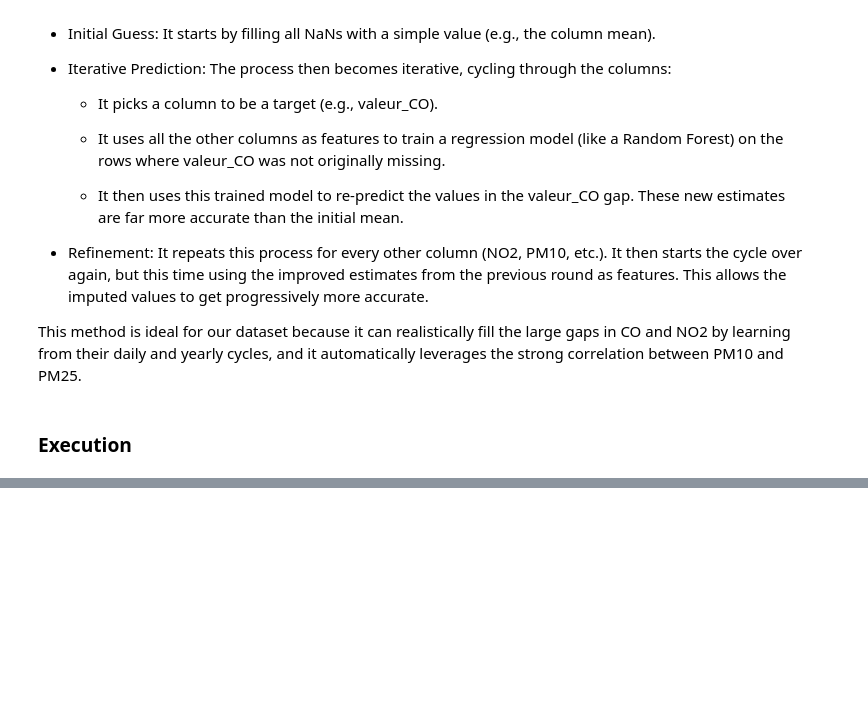
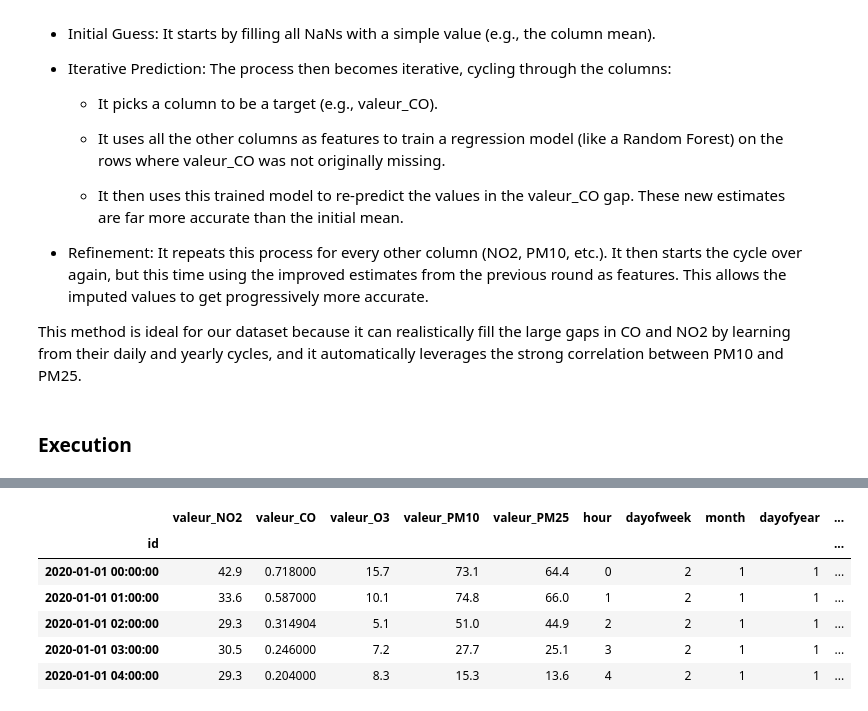
Before and after one commit to FelixMul/paris_air_quality, a Jupyter notebook: EDA.ipynb, the cells around one changed output, grey strips where cells are left out. Drawn from its saved outputs; the diff is of its cells as text; code cells hidden in the pictures; blank space fills up the shorter version.

```diff
--- a/EDA.ipynb
+++ b/EDA.ipynb
@@ -442,0 +435,17 @@ TypeError: ImputerRegressor.__init__() got an unexpected keyword argument 'model
+# %%
+# Instead of loading the original data:
+# df = pd.read_csv("data/train.csv")
+
+# Load the cleaned data:
+df = pd.read_csv("data/train_cleaned.csv")
+df['id'] = pd.to_datetime(df['id'])
+df = df.set_index('id')
+df.head()
+# %% [output]
+|  | valeur_NO2 | valeur_CO | valeur_O3 | valeur_PM10 | valeur_PM25 | hour | dayofweek | month | dayofyear | ... |
+| id |  |  |  |  |  |  |  |  |  | ... |
+| 2020-01-01 00:00:00 | 42.9 | 0.718000 | 15.7 | 73.1 | 64.4 | 0 | 2 | 1 | 1 | ... |
+| 2020-01-01 01:00:00 | 33.6 | 0.587000 | 10.1 | 74.8 | 66.0 | 1 | 2 | 1 | 1 | ... |
+| 2020-01-01 02:00:00 | 29.3 | 0.314904 | 5.1 | 51.0 | 44.9 | 2 | 2 | 1 | 1 | ... |
+| 2020-01-01 03:00:00 | 30.5 | 0.246000 | 7.2 | 27.7 | 25.1 | 3 | 2 | 1 | 1 | ... |
+| 2020-01-01 04:00:00 | 29.3 | 0.204000 | 8.3 | 15.3 | 13.6 | 4 | 2 | 1 | 1 | ... |
```
Also changed, not shown: parts of 4 cells of this notebook, 9 other files.
